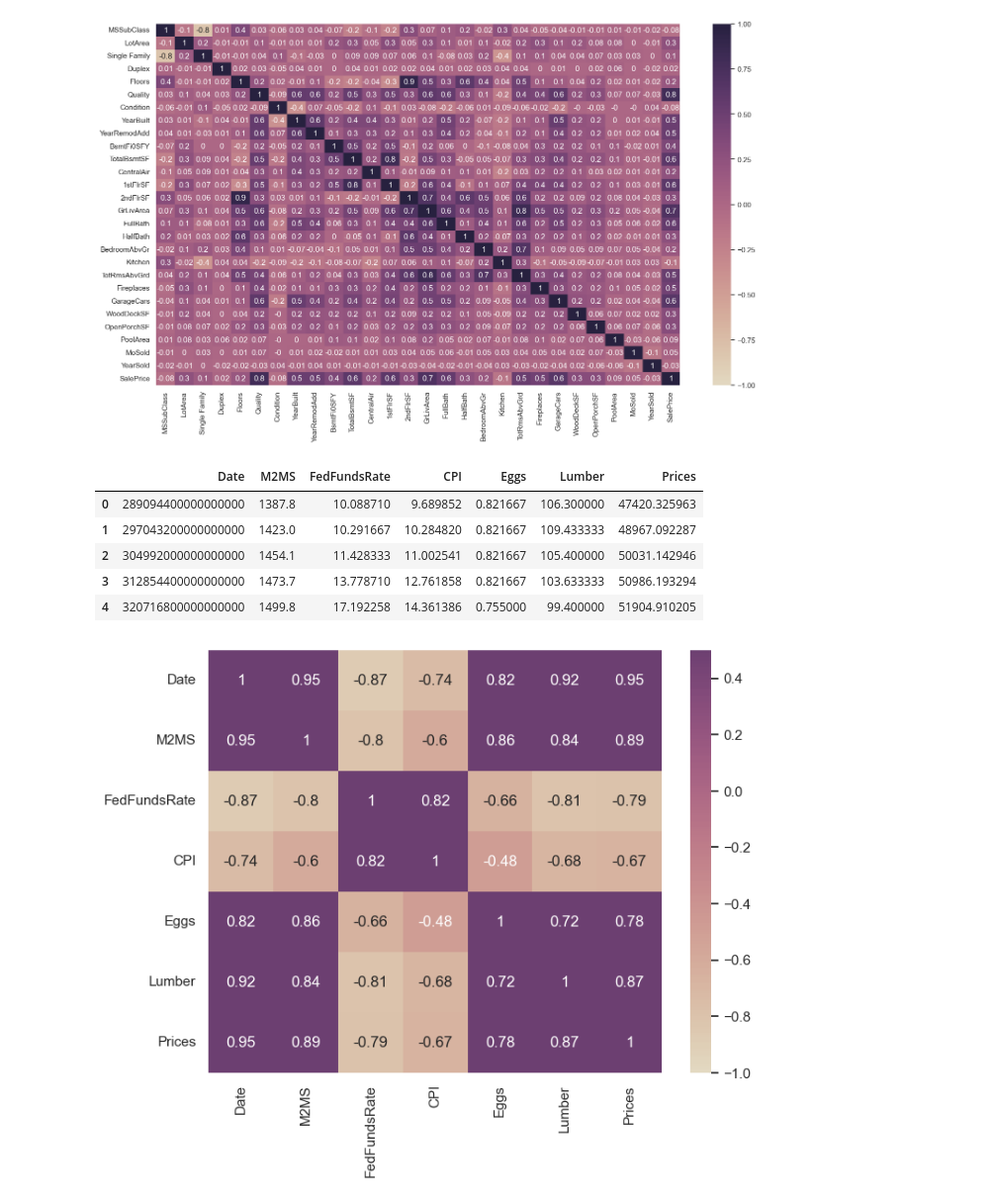
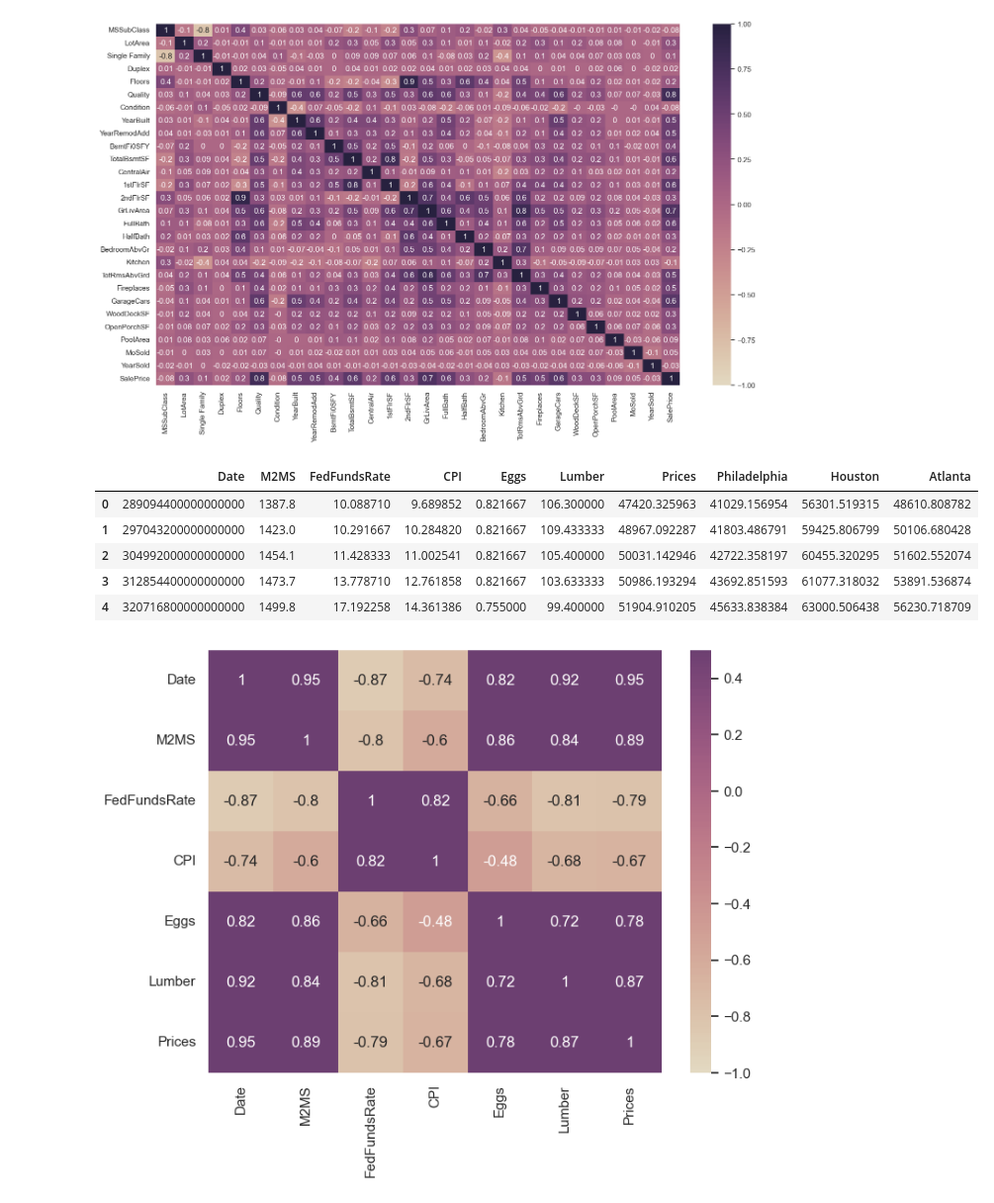
Before and after one commit to sullysbrain/wgu-c964-capstone, a Jupyter notebook: c951-task3.ipynb, the cells around one changed output. Shown: that part at 99% size. Drawn from its saved outputs; the diff is of its cells as text; code cells hidden in the pictures.

```diff
--- a/c951-task3.ipynb
+++ b/c951-task3.ipynb
@@ -35,24 +35,28 @@ plt.show()
 # %%
 # Join datasets to run correlation matrix
 
 df = pd.read_csv('data/housing_data_cleaned_transposed.csv', sep=',',skiprows=0, header=0)
 df_e = pd.read_csv('data/economicData.csv', sep=',', skiprows=0, header=0)
 
 df_e = df_e.join(df['United States'])
 df_e.rename(columns={'United States': 'Prices'}, inplace=True)
 
+df_e['Philadelphia'] = df['Philadelphia, PA']
+df_e['Houston'] = df['Houston, TX']
+df_e['Atlanta'] = df['Atlanta, GA']
+
 # Convert date string to datetime format to use in correlation matrix
 df_e['Date'] = pd.to_datetime(df_e['Date'], format='%Y-%m-%d')
 df_e['Date'] = pd.to_numeric(df_e['Date'])
 
 df_e.head()
 # %% [output]
-|  | Date | M2MS | FedFundsRate | CPI | Eggs | Lumber | Prices |
-| 0 | 289094400000000000 | 1387.8 | 10.088710 | 9.689852 | 0.821667 | 106.300000 | 47420.325963 |
-| 1 | 297043200000000000 | 1423.0 | 10.291667 | 10.284820 | 0.821667 | 109.433333 | 48967.092287 |
-| 2 | 304992000000000000 | 1454.1 | 11.428333 | 11.002541 | 0.821667 | 105.400000 | 50031.142946 |
-| 3 | 312854400000000000 | 1473.7 | 13.778710 | 12.761858 | 0.821667 | 103.633333 | 50986.193294 |
-| 4 | 320716800000000000 | 1499.8 | 17.192258 | 14.361386 | 0.755000 | 99.400000 | 51904.910205 |
+|  | Date | M2MS | FedFundsRate | CPI | Eggs | Lumber | Prices | Philadelphia | Houston | Atlanta |
+| 0 | 289094400000000000 | 1387.8 | 10.088710 | 9.689852 | 0.821667 | 106.300000 | 47420.325963 | 41029.156954 | 56301.519315 | 48610.808782 |
+| 1 | 297043200000000000 | 1423.0 | 10.291667 | 10.284820 | 0.821667 | 109.433333 | 48967.092287 | 41803.486791 | 59425.806799 | 50106.680428 |
+| 2 | 304992000000000000 | 1454.1 | 11.428333 | 11.002541 | 0.821667 | 105.400000 | 50031.142946 | 42722.358197 | 60455.320295 | 51602.552074 |
+| 3 | 312854400000000000 | 1473.7 | 13.778710 | 12.761858 | 0.821667 | 103.633333 | 50986.193294 | 43692.851593 | 61077.318032 | 53891.536874 |
+| 4 | 320716800000000000 | 1499.8 | 17.192258 | 14.361386 | 0.755000 | 99.400000 | 51904.910205 | 45633.838384 | 63000.506438 | 56230.718709 |
 # %%
 vars = ['Date','M2MS', 'FedFundsRate', 'CPI', 'Eggs', 'Lumber', 'Prices']
 corr = df_e.corr().round(2)
```
Also changed, not shown: parts of 3 cells of this notebook.
